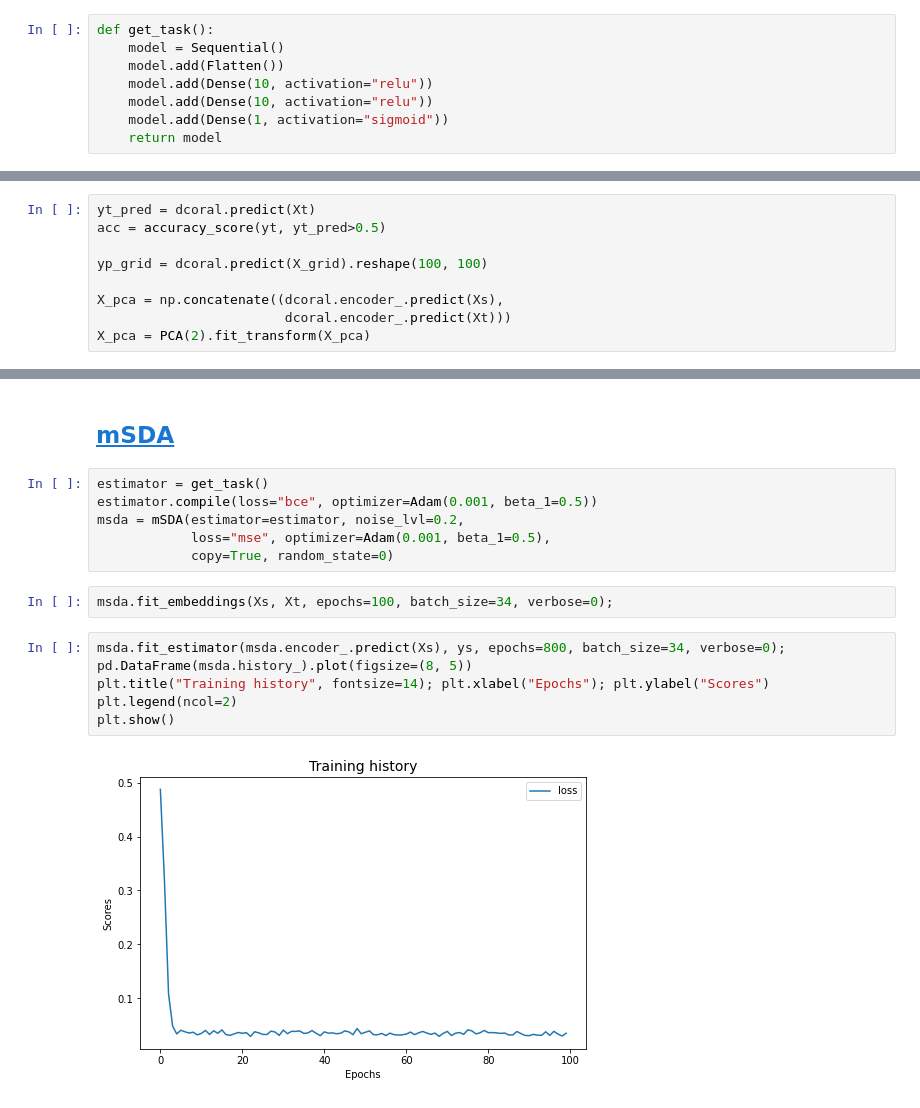
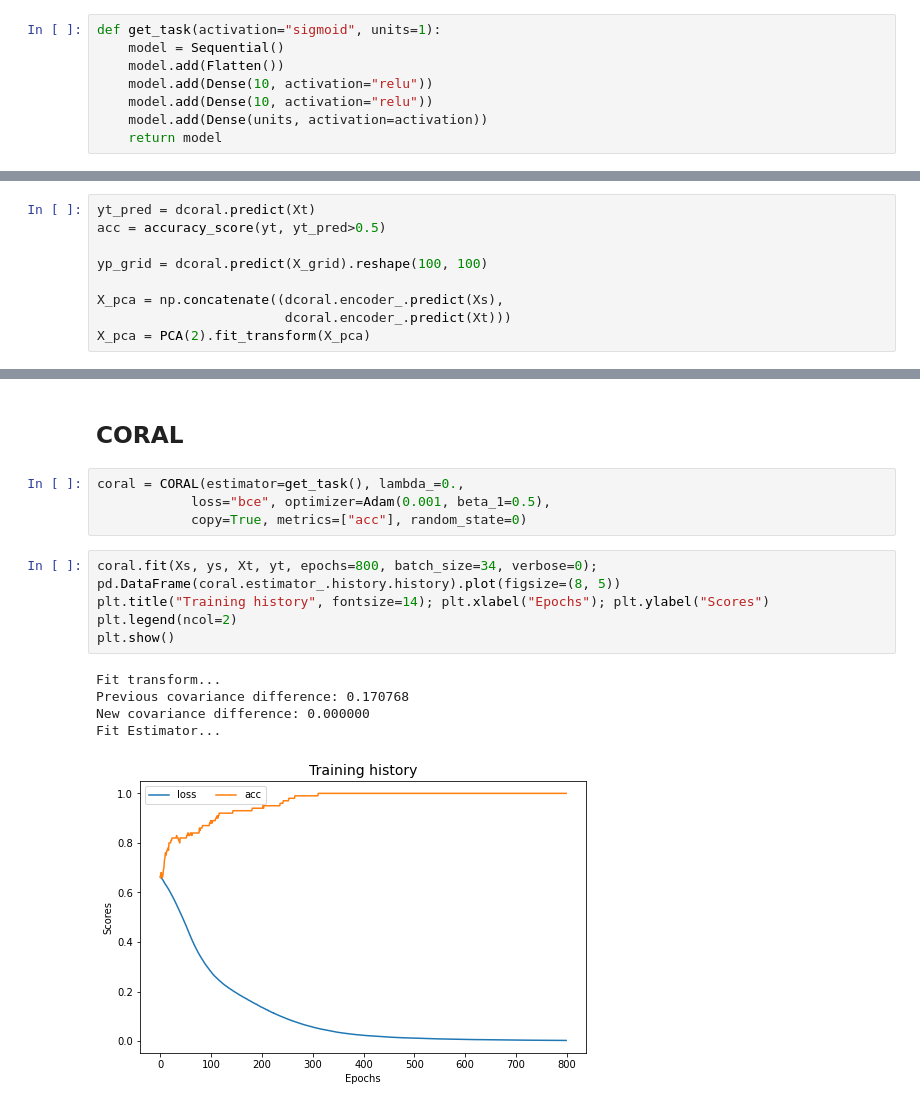
Before and after one commit to adapt-python/adapt, a Jupyter notebook: src_docs/examples/Two_moons.ipynb, the cells around one changed output, grey strips where cells are left out. Saved outputs shown, nothing was run; the diff lists cells and outputs as text.

```diff
--- a/src_docs/examples/Two_moons.ipynb
+++ b/src_docs/examples/Two_moons.ipynb
@@ -81,12 +81,12 @@ plt.show()
 # %% [markdown]
 ## Network
 # %%
-def get_task():
+def get_task(activation="sigmoid", units=1):
     model = Sequential()
     model.add(Flatten())
     model.add(Dense(10, activation="relu"))
     model.add(Dense(10, activation="relu"))
-    model.add(Dense(1, activation="sigmoid"))
+    model.add(Dense(units, activation=activation))
     return model
 # %% [markdown]
 ## Source Only
@@ -296,19 +318,19 @@ plt.show()
-# %% [markdown]
-## [mSDA](https://adapt-python.github.io/adapt/generated/adapt.feature_based.mSDA.html)
+# %% [markdown]
+## CORAL
 # %%
-estimator = get_task()
-estimator.compile(loss="bce", optimizer=Adam(0.001, beta_1=0.5))
-msda = mSDA(estimator=estimator, noise_lvl=0.2,
-            loss="mse", optimizer=Adam(0.001, beta_1=0.5),
-            copy=True, random_state=0)
+coral = CORAL(estimator=get_task(), lambda_=0.,
+            loss="bce", optimizer=Adam(0.001, beta_1=0.5),
+            copy=True, metrics=["acc"], random_state=0)
-# %%
-msda.fit_embeddings(Xs, Xt, epochs=100, batch_size=34, verbose=0);
 # %%
-msda.fit_estimator(msda.encoder_.predict(Xs), ys, epochs=800, batch_size=34, verbose=0);
-pd.DataFrame(msda.history_).plot(figsize=(8, 5))
+coral.fit(Xs, ys, Xt, yt, epochs=800, batch_size=34, verbose=0);
+pd.DataFrame(coral.estimator_.history.history).plot(figsize=(8, 5))
 plt.title("Training history", fontsize=14); plt.xlabel("Epochs"); plt.ylabel("Scores")
 plt.legend(ncol=2)
 plt.show()
 # %% [output]
+Fit transform...
+Previous covariance difference: 0.170768
+New covariance difference: 0.000000
+Fit Estimator...
-[figure, old version]
+[figure, new version]
 # %%
```
Also changed, not shown: parts of 38 cells of this notebook, 8 other files.
